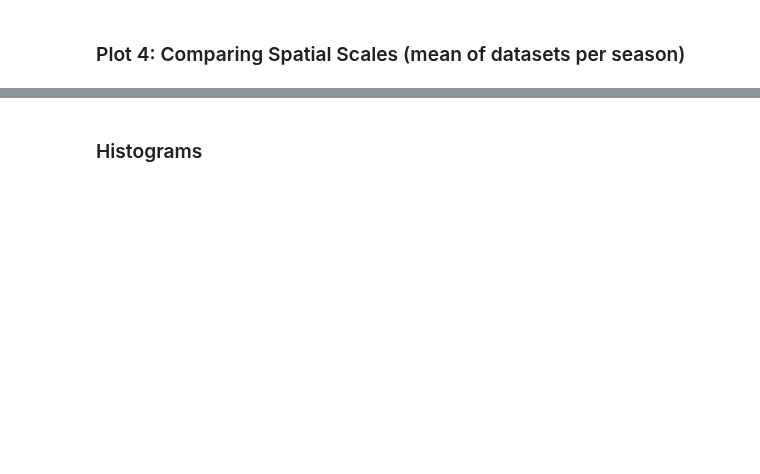
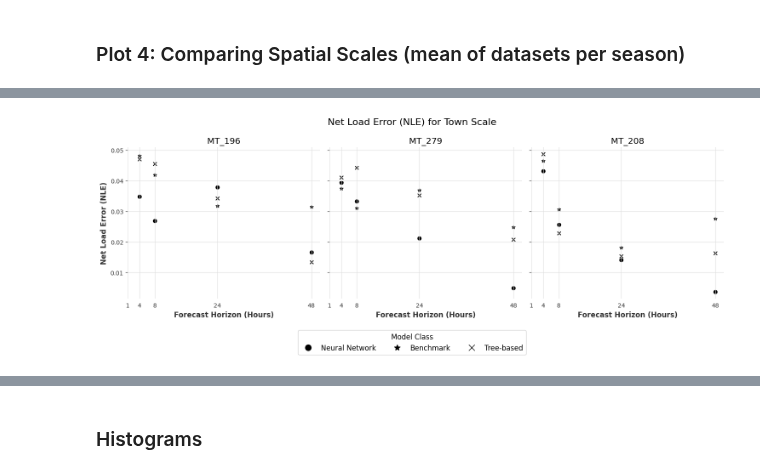
Before and after one commit to NikolausHouben/City-Scale-Electricity-Use-Prediction, a Jupyter notebook: bin/synthesis.ipynb, the cells around one changed output, grey strips where cells are left out. Saved outputs shown, nothing was run; the diff lists cells and outputs as text; code cells hidden in the pictures; blank space fills up the shorter version.

```diff
--- a/bin/synthesis.ipynb
+++ b/bin/synthesis.ipynb
@@ -630,0 +625,82 @@ plt.show()
+# %%
+df_nles = pd.read_csv(os.path.join(RESULTS_DIR, 'nles.csv'))
+
+dfs_sorted_plot = {name: group for name, group in df_nles.groupby("scale")}
+# %%
+
+spatial_scale = "2_town"
+
+# Set these:
+fig, axs = plt.subplots(1, len(dfs_sorted_plot), figsize=(5*(len(dfs_sorted_plot)),5), sharex=True, sharey=True)
+
+
+#uncomment for multiple subplots, and also remove [] in enumerate below (then it should work)
+axs = axs.ravel()
+
+# Create a list to store the handles and labels for the legend
+model_handles = []
+season_handles = []
+model_labels = []
+season_labels = []
+
+grey_color = 'black'
+for i, ax in enumerate(axs):
+
+    scale, df = list(dfs_sorted_plot.items())[i]
+
+    df["scale"] = scale
+
+    df = df.groupby(['group', 'horizon_in_hours', 'scale']).mean().reset_index()
+
+
+    #df['color'] = df['season'].map(season2color)
+    df['shape'] = df['group'].map(group2shape)
+
+    # exclude 24 hour persistence
+    if "skill" in metric_of_interest:
+        df = df.loc[df['group'] != 'Benchmark']
+
+    for shape in set(df['shape']):
+        # Plot x and y data
+        x = df.loc[(df['shape'] == shape), 'horizon_in_hours']
+        y = df.loc[(df['shape'] == shape), metric_of_interest]
+        ax.scatter(x, y, marker=shape, color = "black")
+
+        # Add to model and season legends
+        model_label = shape2group[shape]
+        if model_label not in model_labels:
+            model_handle = mlines.Line2D([], [], color=grey_color, marker=shape, linestyle='None', markersize=10, label=model_label)
+            model_handles.append(model_handle)
+            model_labels.append(model_label)
+
+    # Set the x ticks and labels
+    ax.set_xticks([1, 4, 8, 24, 48])
+    ax.set_xlabel('Forecast Horizon (Hours)')
+
+    # Set the y label
+    if i == 0:
+        ax.set_ylabel(f'{metric_dict[metric_of_interest]}')
+
+    # Set the title for each subplot
+    ax.set_title(f'{location2accro["_".join(scale.split("_")[2:])]}')
+
+    # Add grid for each subplot
+    ax.grid(True)
+
+    # Add a horizontal red dashed line at y = 0
+    if "skill" in metric_of_interest:
+        ax.axhline(y=0, color='red', linestyle='--')
+
+# Create a single legend for all subplots
+fig.legend(handles=model_handles, labels=model_labels, title='Model Class', loc='lower center', bbox_to_anchor=(0.5, -0.15), ncol=3, frameon=True)
+
+# Set the title for each subplot
+fig.suptitle(f'{metric_dict[metric_of_interest]} for {spatial_scale.split("_")[1].capitalize()} Scale', fontsize=16)
+
+# Adjust the spacing between subplots
+fig.tight_layout()
+
+# Show the plot
+plt.show()
+# %% [output]
+[figure, added]
```
Also changed, not shown: parts of 41 cells of this notebook, 40 other files.
